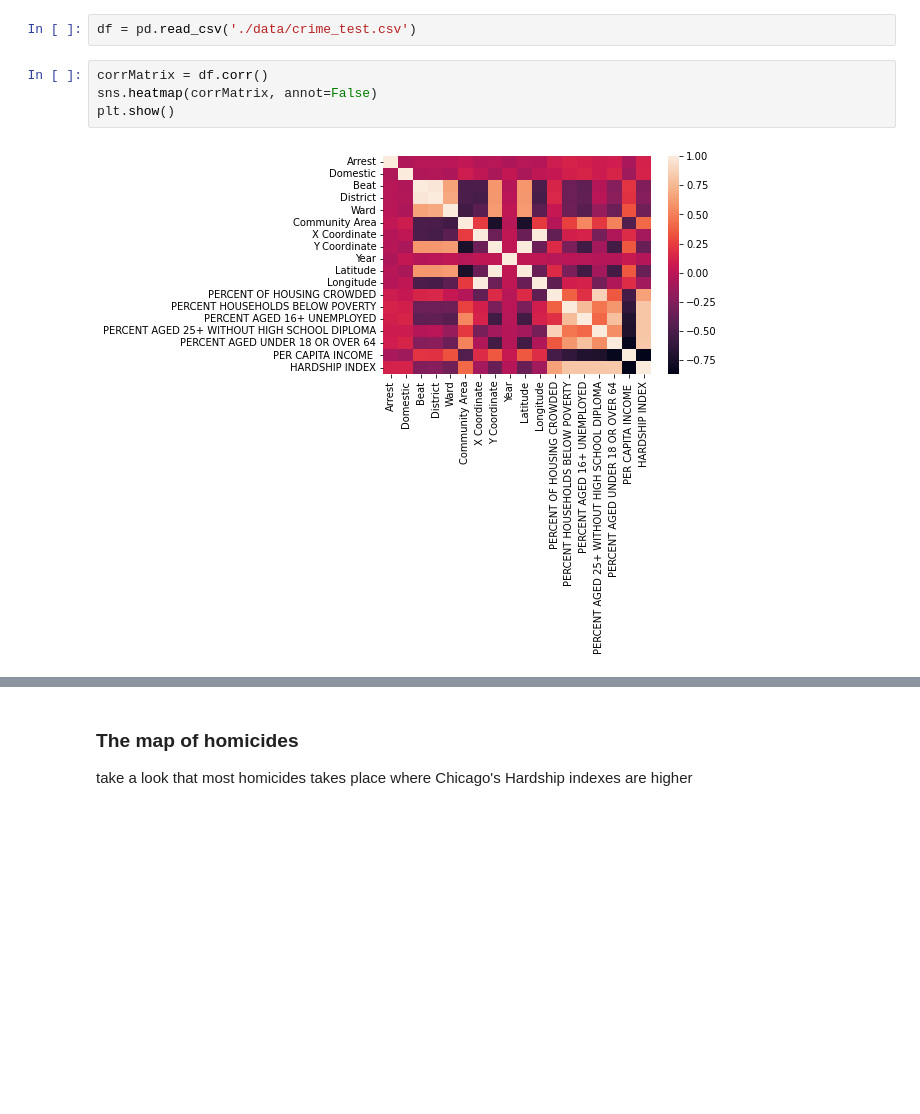
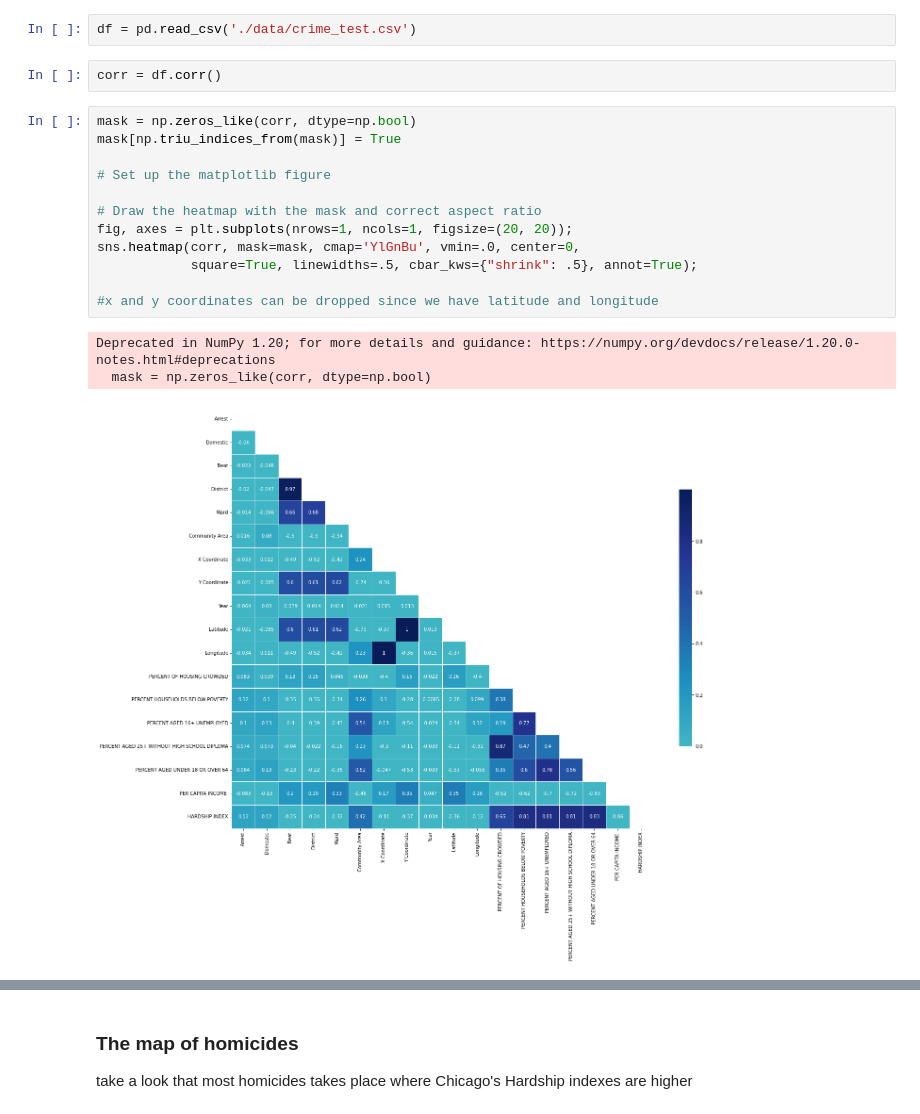
Before and after one commit to langulski/CrimePrediction, a Jupyter notebook: Data Analysis_02.ipynb, the cells around one changed output, grey strips where cells are left out. Cells and saved outputs as stored; diff of their text form; blank space fills up the shorter version.

```diff
--- a/Data Analysis_02.ipynb
+++ b/Data Analysis_02.ipynb
@@ -16,8 +25,20 @@ Populating the interactive namespace from numpy and matplotlib
 # %%
 df = pd.read_csv('./data/crime_test.csv')
-# %%
-corrMatrix = df.corr()
-sns.heatmap(corrMatrix, annot=False)
-plt.show()
-# %% [output]
-[figure, removed]
+# %%
+corr = df.corr()
+# %%
+mask = np.zeros_like(corr, dtype=np.bool)
+mask[np.triu_indices_from(mask)] = True
+
+# Set up the matplotlib figure
+
+# Draw the heatmap with the mask and correct aspect ratio
+fig, axes = plt.subplots(nrows=1, ncols=1, figsize=(20, 20));
+sns.heatmap(corr, mask=mask, cmap='YlGnBu', vmin=.0, center=0,
+            square=True, linewidths=.5, cbar_kws={"shrink": .5}, annot=True);
+
+#x and y coordinates can be dropped since we have latitude and longitude
+# %% [output]
+Deprecated in NumPy 1.20; for more details and guidance: https://numpy.org/devdocs/release/1.20.0-notes.html#deprecations
+  mask = np.zeros_like(corr, dtype=np.bool)
+[figure, added]
```
Also changed, not shown: parts of 19 cells of this notebook, 1 other file.
